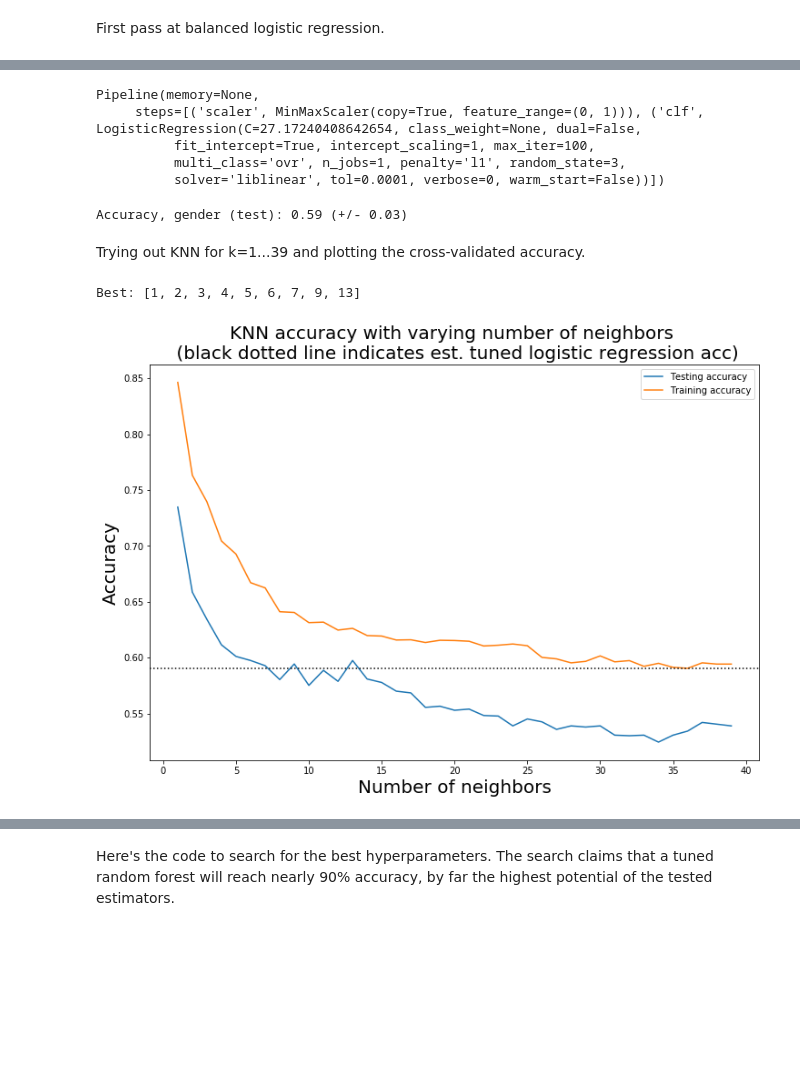
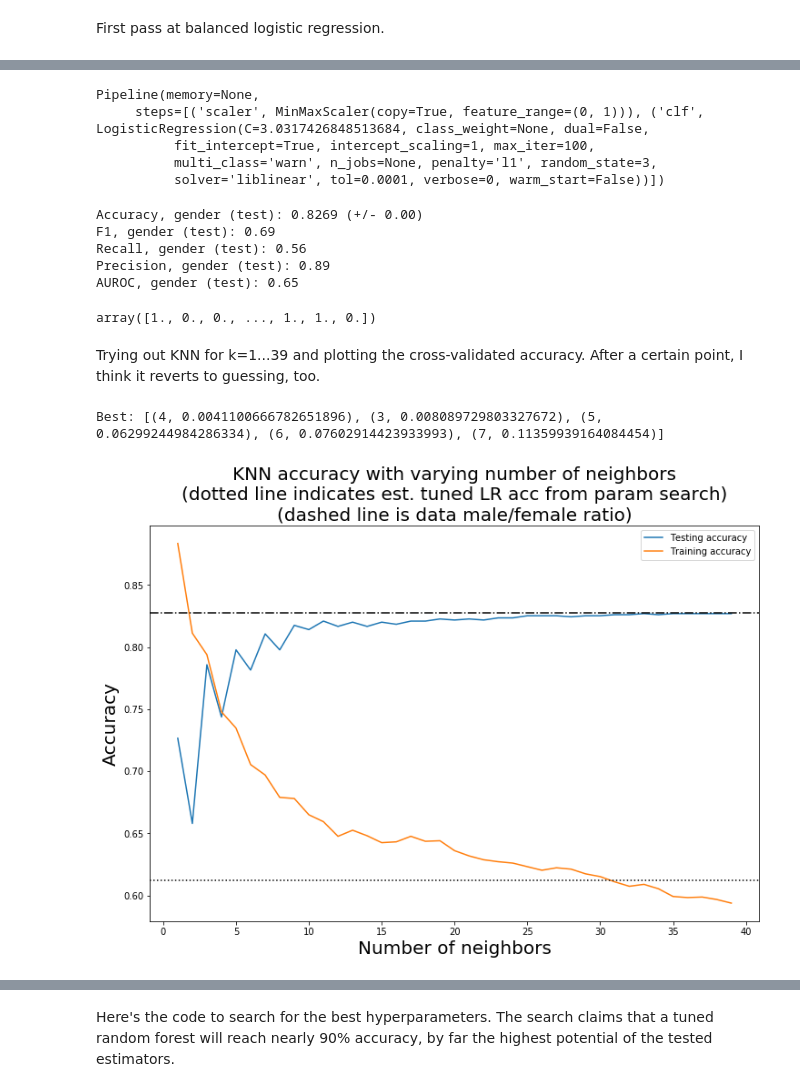
Before and after one commit to SlothDream/SBCap1_CT, a Jupyter notebook: CT_Classification.ipynb, the cells around one changed output, grey strips where cells are left out. Cells and saved outputs as stored; diff of their text form; code cells hidden in the pictures; blank space fills up the shorter version.

```diff
--- a/CT_Classification.ipynb
+++ b/CT_Classification.ipynb
@@ -153,15 +140,18 @@ X = mis_pre_df[['bond_amount','days','age','offense_class','race']]
 X = pd.get_dummies(X,columns=['offense_class','race'],drop_first=True)
 y = mis_pre_df.gender.ravel()
 
+# Make y traditional binary so recall can be accessed
+gender = {'M': 1,'F': 0}
+y = [gender[item] for item in y]
+
 X_train, X_test, y_train, y_test = train_test_split(X,y,test_size=.3,stratify=y,random_state=3)
 
 # Classifier
-clf = LogisticRegression()
+clf = LogisticRegression(solver='liblinear')
 
 clf.fit(X_train,y_train)
 
 # Print the accuracy
-scores = cross_val_score(clf, X_test, y_test, cv=5)
-print('Accuracy, gender (test): %0.4f (+/- %0.2f)' % (scores.mean(), scores.std() * 2))
+scores(clf,X_test,y_test,cv=5)
 # %% [output]
 Accuracy, gender (test): 0.8269 (+/- 0.00)
@@ -200,7 +196,7 @@ First pass at balanced logistic regression.
 scaler = MinMaxScaler()
 
 # Classifier
-lr = LogisticRegression(random_state=3)
+lr = LogisticRegression(solver='liblinear',random_state=3)
 
 pl = Pipeline([
         ('scaler', scaler),
@@ -210,7 +206,5 @@ pl = Pipeline([
 pl = pl.fit(X_train,y_train)
 
 # Print the accuracy
-scores = cross_val_score(pl, X_test, y_test, cv=5)
-lr_to_beat = round(scores.mean(),2)
-print('Accuracy, gender (test): %0.2f (+/- %0.2f)' % (scores.mean(), scores.std() * 2))
+scores(pl,X_test,y_test,cv=5)
 # %% [output]
@@ -220,6 +218,6 @@ Finally, some progress.  The model is no longer guessing.  Now, for some hyperpa
 # %%
 # Create regularization penalty space
-penalty = ['l1', 'l2']
+penalty = ['l1','l2']
 
 # Create regularization hyperparameter distribution using uniform distribution
 C = uniform(loc=0, scale=100)
@@ -233,9 +231,11 @@ n_iter_search = 20
 random_search = RandomizedSearchCV(lr, hyperparameters, n_iter=n_iter_search, cv=5, return_train_score=False)
 
 random_search.fit(X_train, y_train)
+
 print('RandomizedSearchCV for', n_iter_search, 'candidates parameter settings:')
 report(random_search.cv_results_)
 
+lr_to_beat = random_search.best_score_
 best_lr = random_search.best_estimator_
 best_lr.fit(X_train,y_train)
 # %% [output]
@@ -265,24 +267,33 @@ Tuned logistic regression below.  Hyperparameters don't improve the model.
 # %%
-pl = Pipeline([
+pl_tuned = Pipeline([
         ('scaler', scaler),
         ('clf', best_lr)
     ])
 
-pl.fit(X_train,y_train)
+pl_tuned.fit(X_train,y_train)
 # %% [output]
 Pipeline(memory=None,
-     steps=[('scaler', MinMaxScaler(copy=True, feature_range=(0, 1))), ('clf', LogisticRegression(C=27.17240408642654, class_weight=None, dual=False,
+     steps=[('scaler', MinMaxScaler(copy=True, feature_range=(0, 1))), ('clf', LogisticRegression(C=3.0317426848513684, class_weight=None, dual=False,
           fit_intercept=True, intercept_scaling=1, max_iter=100,
-          multi_class='ovr', n_jobs=1, penalty='l1', random_state=3,
+          multi_class='warn', n_jobs=None, penalty='l1', random_state=3,
           solver='liblinear', tol=0.0001, verbose=0, warm_start=False))])
 # %%
 # Print the accuracy of the tuned LR
-scores = cross_val_score(pl, X_test, y_test, cv=5)
-print('Accuracy, gender (test): %0.2f (+/- %0.2f)' % (scores.mean(), scores.std() * 2))
+scores(pl_tuned,X_test,y_test,cv=5)
 # %% [output]
-Accuracy, gender (test): 0.59 (+/- 0.03)
+Accuracy, gender (test): 0.8269 (+/- 0.00)
+F1, gender (test): 0.69
+Recall, gender (test): 0.56
+Precision, gender (test): 0.89
+AUROC, gender (test): 0.65
+# %%
+# Verifying that it isn't really predicting just "M" anymore
+n = pl_tuned.predict(X_test)
+n
+# %% [output]
+array([1., 0., 0., ..., 1., 1., 0.])
 # %% [markdown]
-Trying out KNN for k=1...39 and plotting the cross-validated accuracy.
+Trying out KNN for k=1...39 and plotting the cross-validated accuracy.  After a certain point, I think it reverts to guessing, too.
 # %%
 # Set up variables for testing
 neighbors = np.arange(1,40,1)
@@ -291,43 +302,47 @@ test_accuracy = np.zeros(len(neighbors))
 best_acc = []
 best_neighbor = []
 
-for i,k in enumerate(neighbors):
+for i, k in enumerate(neighbors):
 
     # Rescale the data
     scaler = Normalizer()
     # Call classifier with neighbor choices
     clf = KNeighborsClassifier(n_neighbors=k)
     # Set up the pipeline
     pl = Pipeline([
         ('scaler', scaler),
         ('clf', clf)
     ])
 
     #Fit the model
     pl.fit(X_train,y_train)
 
     #Compute accuracy on the training set
     train_accuracy[i] = cross_val_score(pl, X_train, y_train, cv=5).mean()
 
     #Compute accuracy on the test set
     test_accuracy[i] = cross_val_score(pl, X_test, y_test, cv=5).mean()
 
-    if (test_accuracy[i]>lr_to_beat):
+    if (ratio>=test_accuracy[i]>=lr_to_beat):
         best_neighbor.append(k)
-        best_acc.append(test_accuracy[i])
+        best_acc.append(abs(test_accuracy[i]-train_accuracy[i]))
 
-print('Best:', best_neighbor)
+min_list = sorted(zip(best_neighbor,best_acc), key=lambda t: t[1])[0:5]
+print('Best:', min_list)
 
 _ = plt.figure(figsize=(12,8))
-_ = plt.title('KNN accuracy with varying number of neighbors \n (black dotted line indicates est. tuned logistic regression acc)', fontsize=20)
+_ = plt.title('KNN accuracy with varying number of neighbors'+
+              '\n(dotted line indicates est. tuned LR acc from param search)'+
+              '\n(dashed line is data male/female ratio)', fontsize=20)
 _ = plt.plot(neighbors, test_accuracy, label='Testing accuracy')
 _ = plt.plot(neighbors, train_accuracy, label='Training accuracy')
 _ = plt.legend()
 _ = plt.xlabel('Number of neighbors', fontsize=20)
 _ = plt.ylabel('Accuracy', fontsize=20)
 _ = plt.axhline(lr_to_beat, color='black', linestyle=':', label='LogReg accuracy')
+_ = plt.axhline(ratio, color='black', linestyle='-.', label='M/F ratio')
 # %% [output]
-Best: [1, 2, 3, 4, 5, 6, 7, 9, 13]
+Best: [(4, 0.0041100666782651896), (3, 0.008089729803327672), (5, 0.06299244984286334), (6, 0.07602914423933993), (7, 0.11359939164084454)]
-[figure, old version]
+[figure, new version]
 # %%
 # Build the model with the best neighbors from test above and print testing cv acc for each
```
Also changed, not shown: parts of 28 cells of this notebook.
